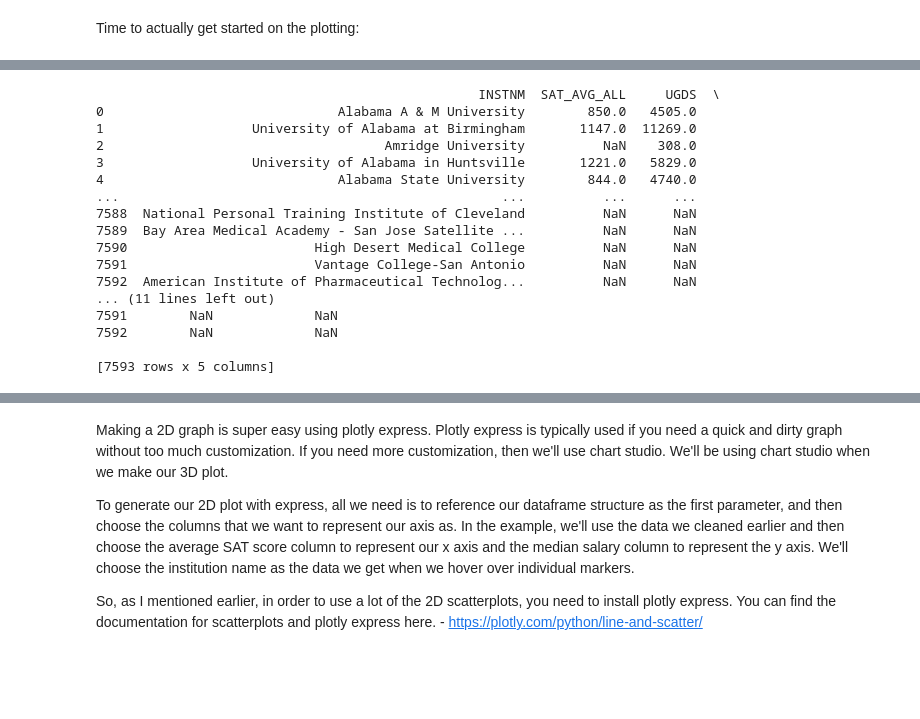
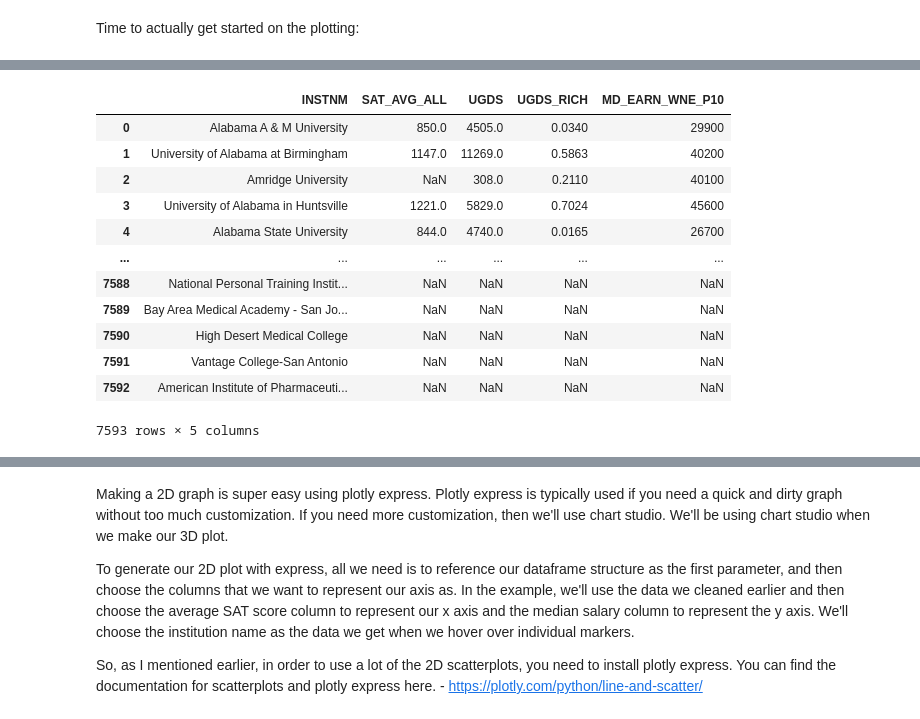
Before and after one commit to GTLibraryDataVisualization/Plotly-with-Python-Introduction-Workshop, a Jupyter notebook: Plotly_workshop_2021.ipynb, the cells around one changed output, grey strips where cells are left out. Saved outputs shown, nothing was run; the diff lists cells and outputs as text; code cells hidden in the pictures; blank space fills up the shorter version.

```diff
--- a/Plotly_workshop_2021.ipynb
+++ b/Plotly_workshop_2021.ipynb
@@ -148,25 +138,21 @@ Saving univ_reduced.csv to univ_reduced (1).csv
 # %%
-print(df)
+df
 #The print statement is used to see our data.
 #Notice there are over 7500 rows.
 # %% [output]
+|  | INSTNM | SAT_AVG_ALL | UGDS | UGDS_RICH | MD_EARN_WNE_P10 |
+| 0 | Alabama A & M University | 850.0 | 4505.0 | 0.0340 | 29900 |
+| 1 | University of Alabama at Birmingham | 1147.0 | 11269.0 | 0.5863 | 40200 |
+| 2 | Amridge University | NaN | 308.0 | 0.2110 | 40100 |
+| 3 | University of Alabama in Huntsville | 1221.0 | 5829.0 | 0.7024 | 45600 |
+| 4 | Alabama State University | 844.0 | 4740.0 | 0.0165 | 26700 |
+| ... | ... | ... | ... | ... | ... |
+| 7588 | National Personal Training Instit... | NaN | NaN | NaN | NaN |
+| 7589 | Bay Area Medical Academy - San Jo... | NaN | NaN | NaN | NaN |
+| 7590 | High Desert Medical College | NaN | NaN | NaN | NaN |
+| 7591 | Vantage College-San Antonio | NaN | NaN | NaN | NaN |
+| 7592 | American Institute of Pharmaceuti... | NaN | NaN | NaN | NaN |
-                                                 INSTNM  SAT_AVG_ALL     UGDS  \
-0                              Alabama A & M University        850.0   4505.0
-1                   University of Alabama at Birmingham       1147.0  11269.0
-2                                    Amridge University          NaN    308.0
-3                   University of Alabama in Huntsville       1221.0   5829.0
-4                              Alabama State University        844.0   4740.0
-...                                                 ...          ...      ...
-7588  National Personal Training Institute of Cleveland          NaN      NaN
-7589  Bay Area Medical Academy - San Jose Satellite ...          NaN      NaN
-7590                        High Desert Medical College          NaN      NaN
-7591                        Vantage College-San Antonio          NaN      NaN
-7592  American Institute of Pharmaceutical Technolog...          NaN      NaN
-... (11 lines left out)
-7591        NaN             NaN
-7592        NaN             NaN
-
-[7593 rows x 5 columns]
+7593 rows × 5 columns
 # %%
 ###cleaning up the data###
 
```
Also changed, not shown: parts of 12 cells of this notebook.
